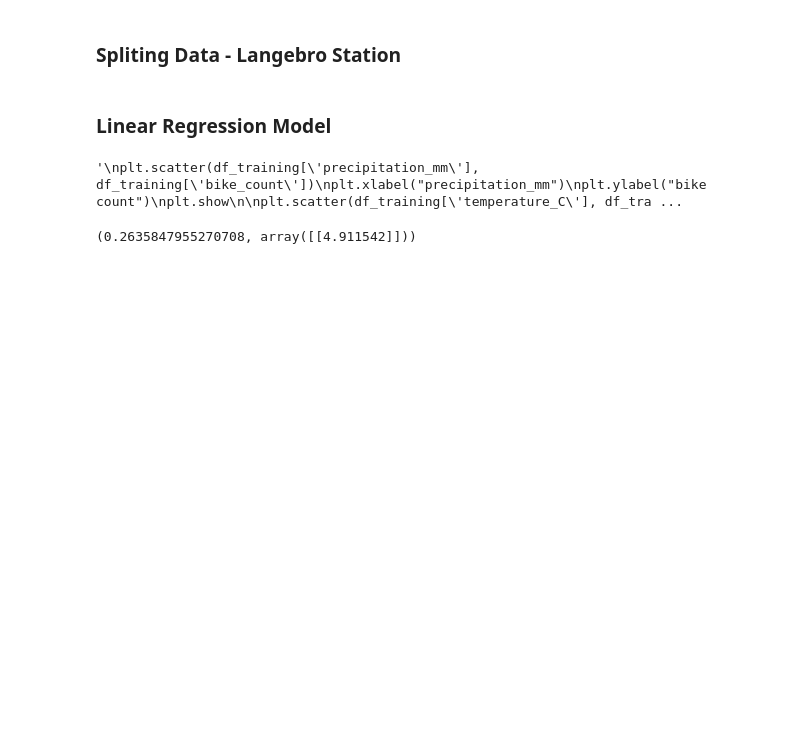
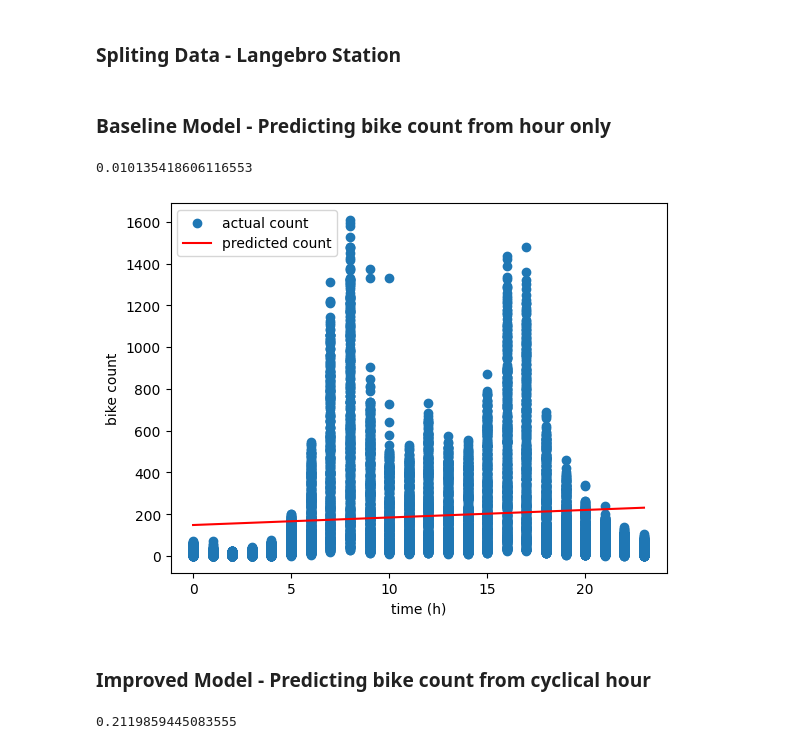
Before and after one commit to KeremOzemre/Mathematical_Modelling_Project, a Jupyter notebook: part_2.ipynb, the cells around one changed output. Cells and saved outputs as stored; diff of their text form; code cells hidden in the pictures; blank space fills up the shorter version.

Commit message:
bike count from hour

```diff
--- a/part_2.ipynb
+++ b/part_2.ipynb
@@ -24,47 +24,64 @@ Station = "Langebro"
 
 df_bike_counts["datetime"] = pd.to_datetime(df_bike_counts["datetime"])
 df_weather["datetime"] = pd.to_datetime(df_weather["datetime"])
+
 df_merged = pd.merge(df_bike_counts, df_weather, on="datetime")
 df_merged.ffill(inplace=True)
 
-df_training = df_merged[(df_merged["year"] == 2021) & (df_merged["station"] == Station)]
-df_validating = df_merged[(df_merged["year"] == 2022) & (df_merged["station"] == Station)]
-df_testing = df_merged[(df_merged["year"] == 2023) & (df_merged["station"] == Station)]
+df_training = df_merged[(df_merged["datetime"].dt.year == 2021) & (df_merged["station"] == Station)].copy()
+df_validating = df_merged[(df_merged["datetime"].dt.year == 2022) & (df_merged["station"] == Station)].copy()
+df_testing = df_merged[(df_merged["datetime"].dt.year == 2023) & (df_merged["station"] == Station)].copy()
 # %% [markdown]
-### Linear Regression Model
+### Baseline Model - Predicting bike count from hour only
-# %%
-'''
-plt.scatter(df_training['precipitation_mm'], df_training['bike_count'])
-plt.xlabel("precipitation_mm")
-plt.ylabel("bike count")
-plt.show
-
-plt.scatter(df_training['temperature_C'], df_training['bike_count'])
-plt.xlabel("temp")
-plt.ylabel("bike count")
-plt.show
-
-plt.scatter(df_training['wind_speed_ms'], df_training['bike_count'])
-plt.xlabel('wind_speed_ms')
-plt.ylabel("bike count")
-plt.show
-'''
-# %% [output]
-'\nplt.scatter(df_training[\'precipitation_mm\'], df_training[\'bike_count\'])\nplt.xlabel("precipitation_mm")\nplt.ylabel("bike count")\nplt.show\n\nplt.scatter(df_training[\'temperature_C\'], df_tra ...
+# %%
+X = np.array(df_training['datetime'].dt.hour).reshape(-1, 1) #input
+y = np.array(df_training["bike_count"]).reshape(-1, 1) #target
+
+regr = LinearRegression()
+regr.fit(X, y)
+
+R2 = regr.score(X, y)
+m = regr.coef_
+c = regr.intercept_
+
+def predict_count(h):
+    pred = m*h + c
+    return pred.flatten()
+
+R2
+# %% [output]
+0.010135418606116553
+# %%
+time_eval = np.arange(0, 24, 1)
+
+plt.scatter(df_training["datetime"].dt.hour, df_training["bike_count"], label="actual count")
+plt.plot(time_eval, predict_count(time_eval), label="predicted count", color = "red")
+plt.xlabel("time (h)")
+plt.ylabel('bike count')
+plt.legend()
+plt.show()
+# %% [output]
+[figure, added]
+# %% [markdown]
+### Improved Model - Predicting bike count from cyclical hour
 # %%
-X = np.array(df_training['bike_count']).reshape(-1, 1)
-y = np.array(df_training['temperature_C']).reshape(-1, 1)
+df_training["h_sin"] = np.sin(2 * np.pi * df_training["datetime"].dt.hour/ 24)
+df_training["h_cos"] = np.cos(2 * np.pi * df_training["datetime"].dt.hour/ 24)
+
+X = np.column_stack([df_training["h_sin"], df_training["h_cos"]]) #input
+y = np.array(df_training["bike_count"]).reshape(-1, 1) #target
 
 regr = LinearRegression()
 regr.fit(X, y)
 
 R2 = regr.score(X, y)
-m = regr.coef_
-c = regr.intercept_
 
-def y(x):
-    return m*x + c
+def predict_count_2(h):
+    sin_h = np.sin(2 * np.pi * h / 24)
+    cos_h = np.cos(2 * np.pi * h / 24)
+    X_pred = np.column_stack([sin_h, cos_h])  # works for both scalar and array
+    return regr.predict(X_pred).flatten()
 
-R2, y(20)
+R2
 # %% [output]
-(0.2635847955270708, array([[4.911542]]))
+0.2119859445083555
```
Also changed, not shown: parts of 2 cells of this notebook, 1 other file.
